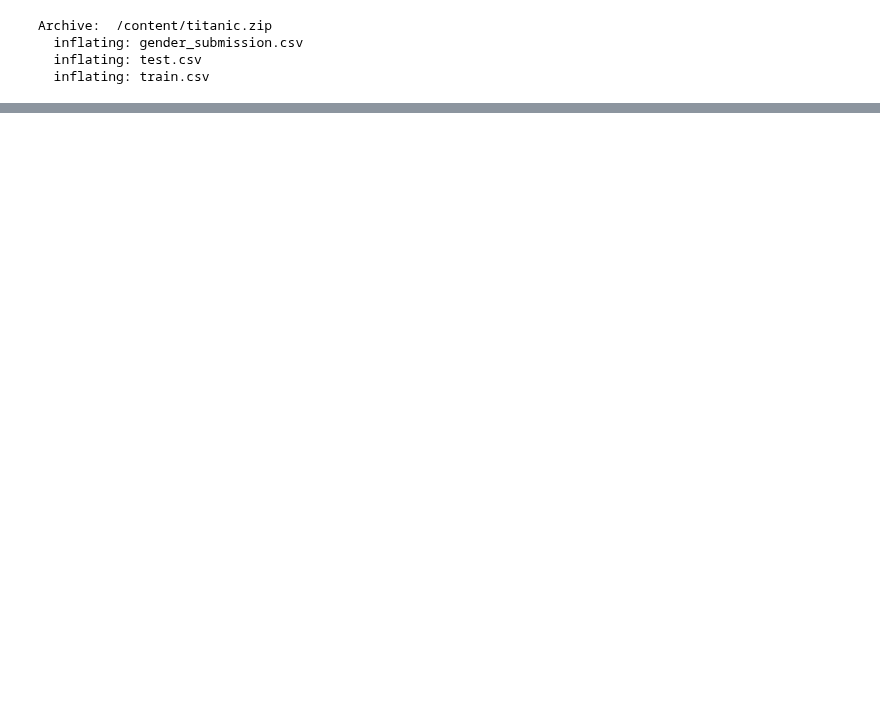
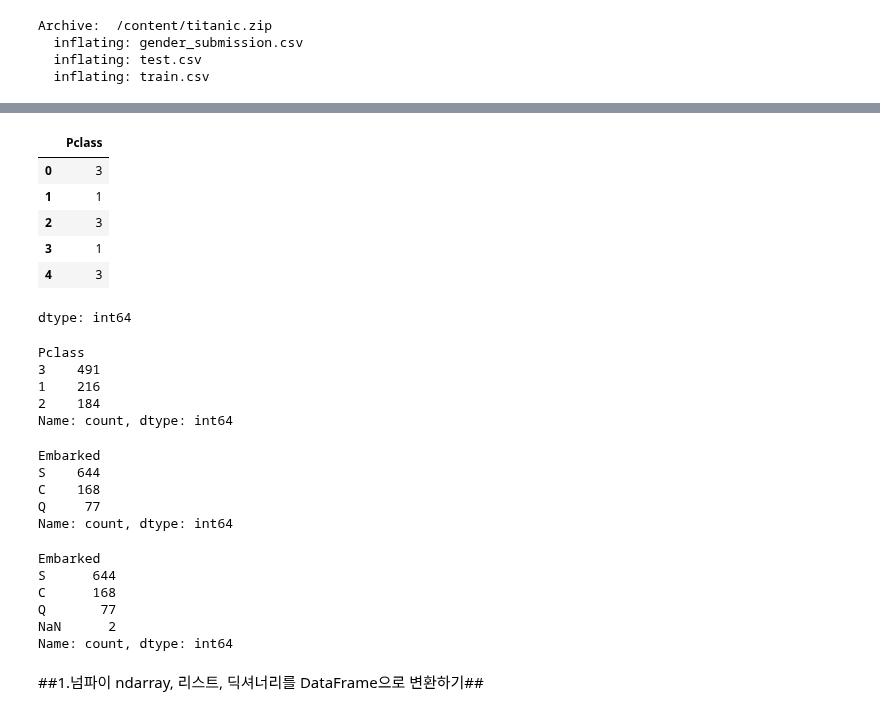
Before and after one commit to suhyeon03/study_ML_, a Jupyter notebook: kaggle_pandas_practice.ipynb, the cells around one changed output, grey strips where cells are left out. Cells and saved outputs as stored; diff of their text form; code cells hidden in the pictures; blank space fills up the shorter version.

```diff
--- a/kaggle_pandas_practice.ipynb
+++ b/kaggle_pandas_practice.ipynb
@@ -40,0 +123,42 @@ Archive:  /content/titanic.zip
+# %%
+titanic_pclass.head()
+# %% [output]
+|  | Pclass |
+| 0 | 3 |
+| 1 | 1 |
+| 2 | 3 |
+| 3 | 1 |
+| 4 | 3 |
+dtype: int64
+# %%
+value_counts =  titanic_df['Pclass'].value_counts() # value_counts는 null 값을 무시하고 값을 내놓기 쉽다. -> dropna 인자 사용!
+print(type(value_counts0))
+print(value_counts)
+# %% [output]
+Pclass
+3    491
+1    216
+2    184
+Name: count, dtype: int64
+# %%
+print('titanic_df 데이터 건수:', titanic_df.shpae[0])
+print('기본 설정인 dropna = True로 value_counts()')
+# value_count()는 디폴트로 dropna=True 이므로 value_counts(dropna=True)와 동일
+print(titanic_df['Embarked'].value_counts())
+# %% [output]
+Embarked
+S    644
+C    168
+Q     77
+Name: count, dtype: int64
+# %%
+print(titanic_df['Embarked'].value_counts(dropna=False))
+# %% [output]
+Embarked
+S      644
+C      168
+Q       77
+NaN      2
+Name: count, dtype: int64
+# %% [markdown]
+##1.넘파이 ndarray, 리스트, 딕셔너리를 DataFrame으로 변환하기##
```
Also changed, not shown: parts of 12 cells of this notebook.
